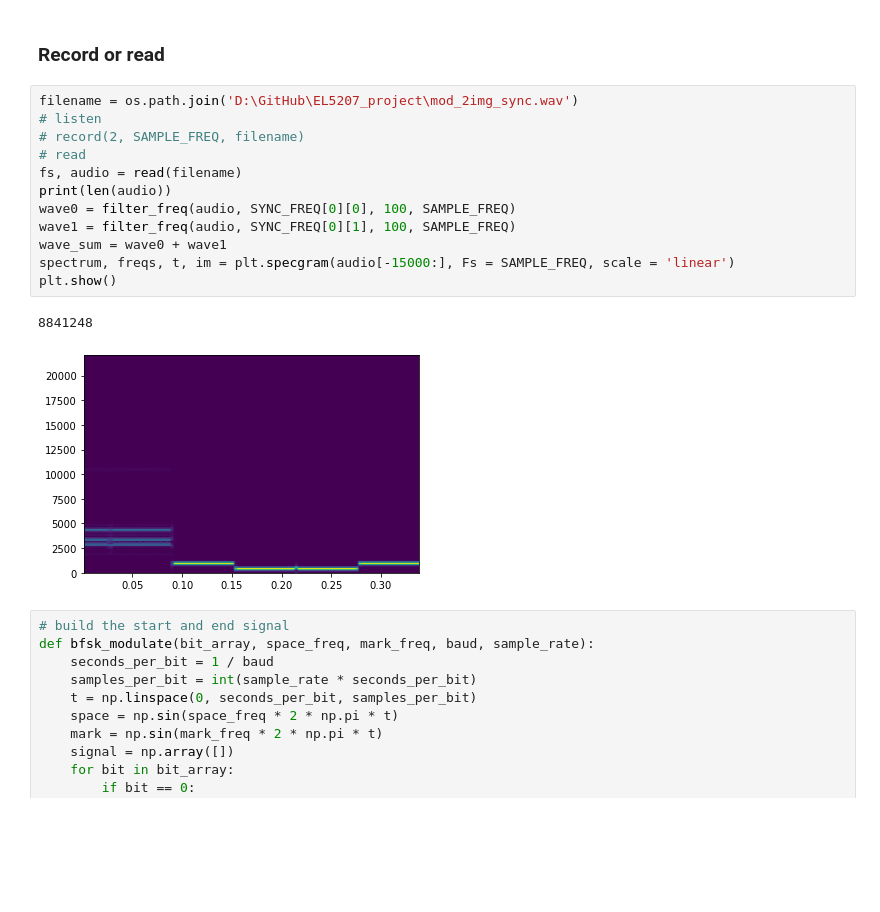
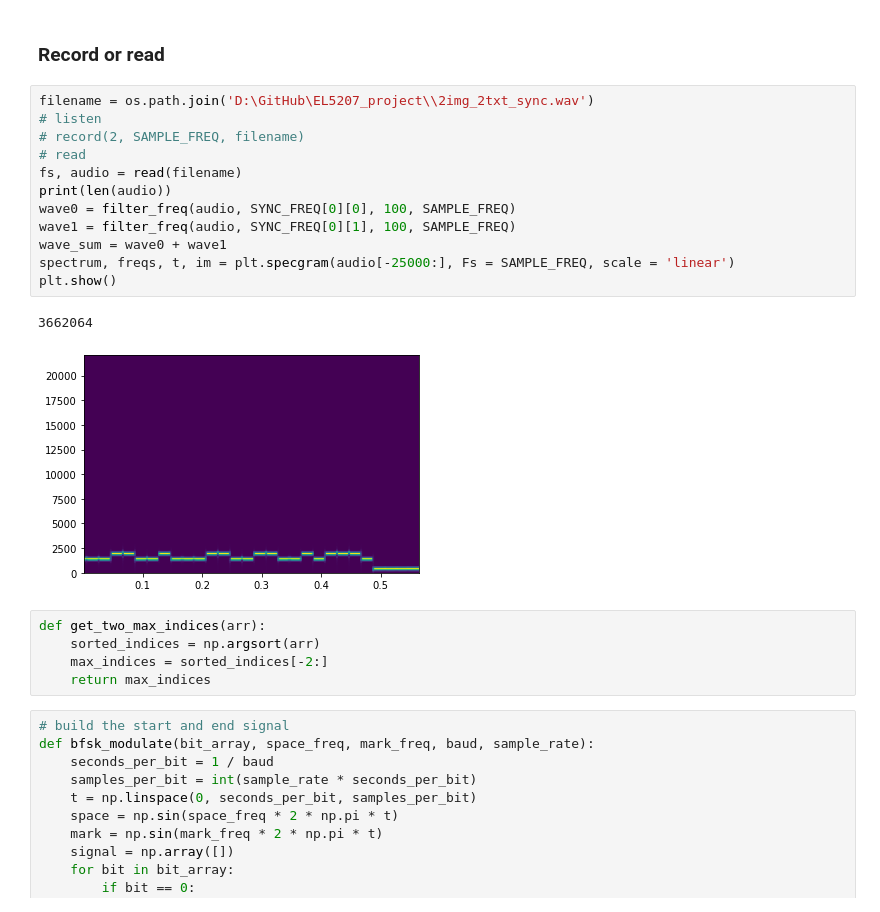
Before and after one commit to leslieecv/EL5207_project, a Jupyter notebook: receiver/demod_viewer.ipynb, the cells around one changed output. Saved outputs shown, nothing was run; the diff lists cells and outputs as text; blank space fills up the shorter version.

```diff
--- a/receiver/demod_viewer.ipynb
+++ b/receiver/demod_viewer.ipynb
@@ -18,20 +18,25 @@ SYNC_FREQ = [[348, 894], [5298, 5792]]
 # %% [markdown]
 ### Record or read
 # %%
-filename = os.path.join('D:\GitHub\EL5207_project\mod_2img_sync.wav')
+filename = os.path.join('D:\GitHub\EL5207_project\\2img_2txt_sync.wav')
 # listen
 # record(2, SAMPLE_FREQ, filename)
 # read
 fs, audio = read(filename)
 print(len(audio))
 wave0 = filter_freq(audio, SYNC_FREQ[0][0], 100, SAMPLE_FREQ)
 wave1 = filter_freq(audio, SYNC_FREQ[0][1], 100, SAMPLE_FREQ)
 wave_sum = wave0 + wave1
-spectrum, freqs, t, im = plt.specgram(audio[-15000:], Fs = SAMPLE_FREQ, scale = 'linear')
+spectrum, freqs, t, im = plt.specgram(audio[-25000:], Fs = SAMPLE_FREQ, scale = 'linear')
 plt.show()
 # %% [output]
-8841248
+3662064
-[figure, old version]
+[figure, new version]
+# %%
+def get_two_max_indices(arr):
+    sorted_indices = np.argsort(arr)
+    max_indices = sorted_indices[-2:]
+    return max_indices
 # %%
 # build the start and end signal
 def bfsk_modulate(bit_array, space_freq, mark_freq, baud, sample_rate):
```
Also changed, not shown: parts of 13 cells of this notebook, 2 other files.
